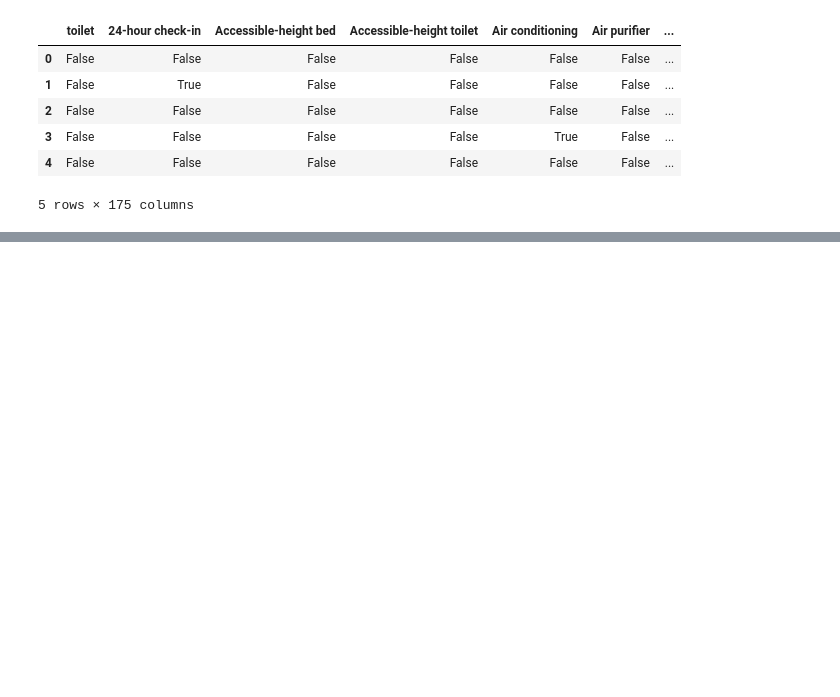
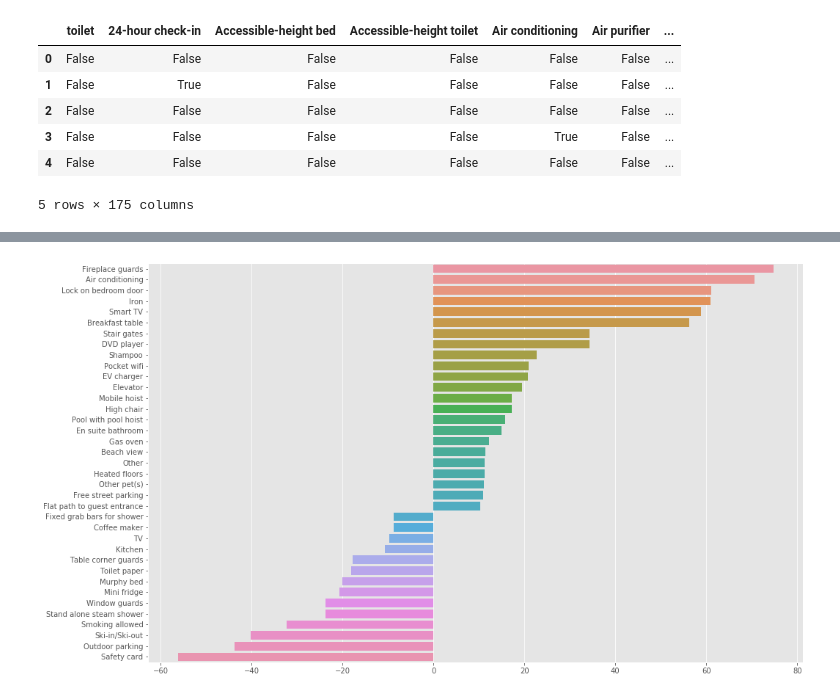
Before and after one commit to ibeketov/EnterpriseDataScientist, a Jupyter notebook: test.ipynb, the cells around one changed output, grey strips where cells are left out. Drawn from its saved outputs; the diff is of its cells as text; code cells hidden in the pictures; blank space fills up the shorter version.

```diff
--- a/test.ipynb
+++ b/test.ipynb
@@ -253,0 +379,4 @@ features.head()
+# %%
+amenity_impact = [i for i in coefs if i[1] in unique_amenities]
+amenity_impact.sort(reverse=True)
+amenity_impact
@@ -253,0 +401,3 @@ features.head()
+# %%
+cleaned = [x for x in amenity_impact if x[0] < -8 or x[0] >10]
+cleaned
@@ -253,0 +422,6 @@ features.head()
+# %%
+plt.figure(figsize=(16,10))
+sns.barplot(x=[n[0] for n in cleaned], y=[n[1] for n in cleaned], orient='h')
+# plt.savefig('amenities.png')
+# %% [output]
+[figure, added]
```
Also changed, not shown: parts of 31 cells of this notebook, 2 other files.
